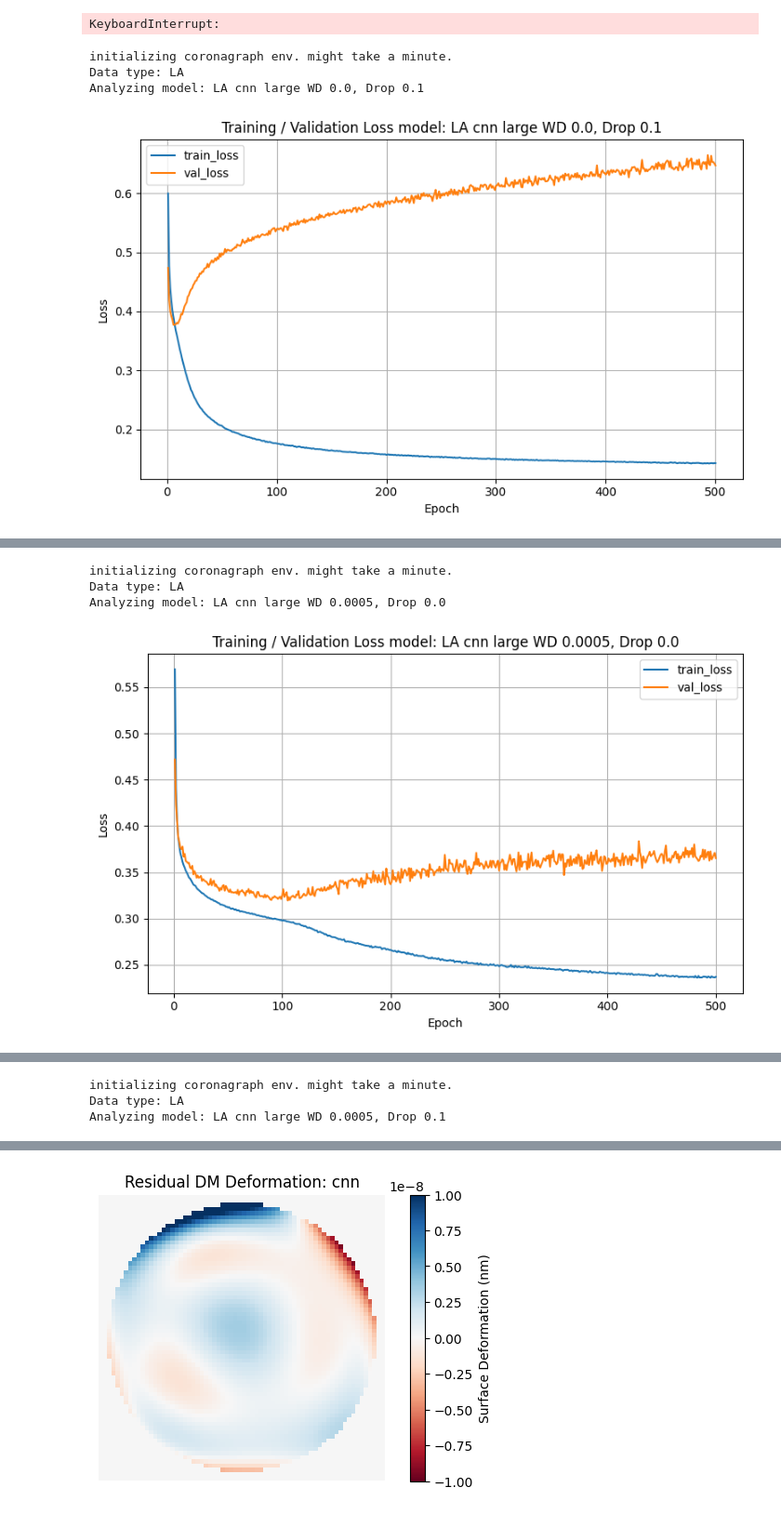
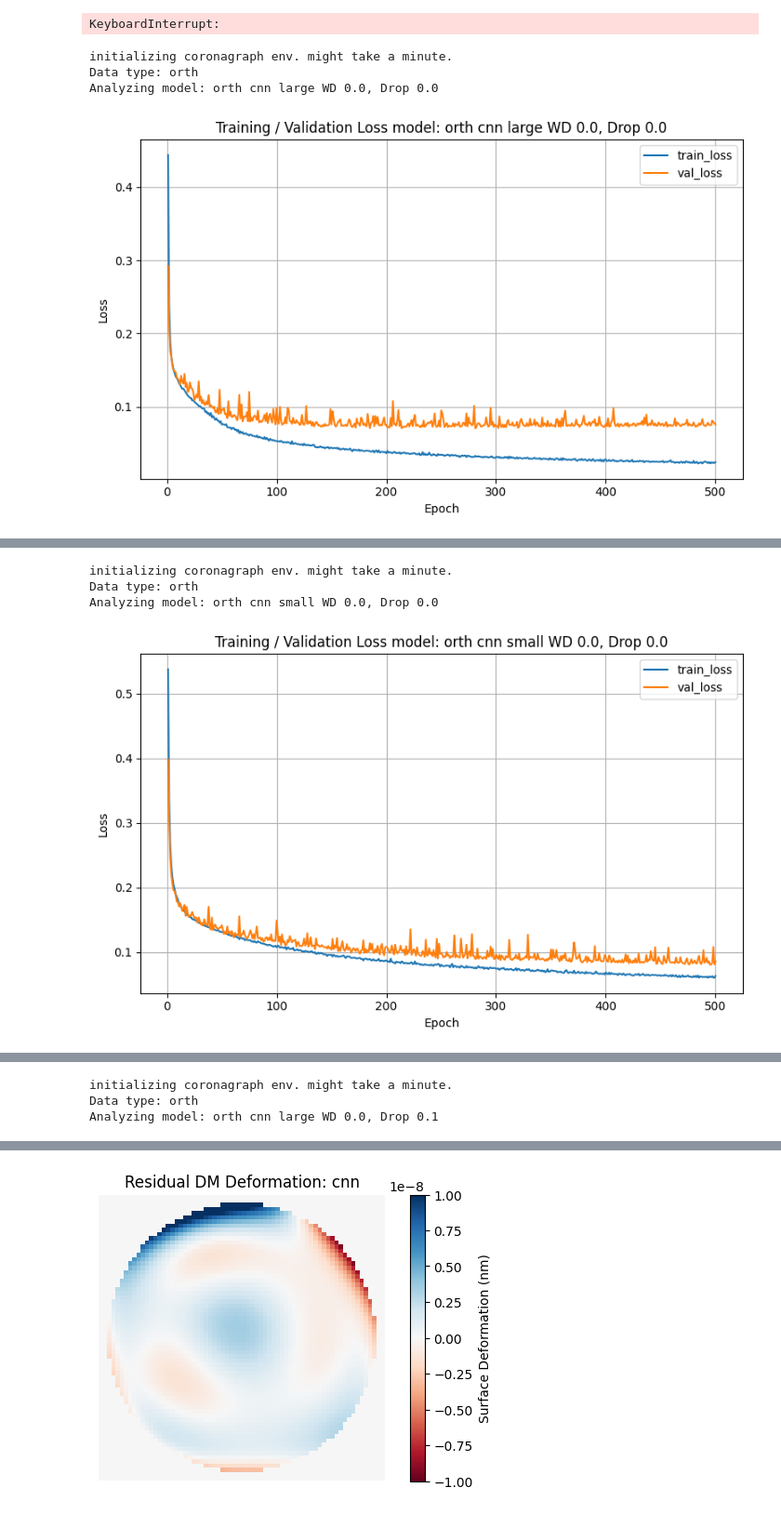
Before and after one commit to AlexeiKorolev/NASA-RL-Wavefront-Control, a Jupyter notebook: RL/mass_eval.ipynb, the cells around one changed output, grey strips where cells are left out. Shown at 93% size. Drawn from its saved outputs; the diff is of its cells as text; code cells hidden in the pictures.

```diff
--- a/RL/mass_eval.ipynb
+++ b/RL/mass_eval.ipynb
@@ -178,7 +178,7 @@ def get_convergence_images(path, repetitions=50, num_convergence_iterations=10):
 # %%
 import os
 
-folders_to_analyze = [r'mlp\LA clean'] #[r'cnn\orth rand']# [r'cnn\LA new', r'cnn\orth new']# [r'mlp\LA', r'mlp\orth', r'linear\LA', r'linear\orth', r'mlp\orth rand', r'mlp\LA rand']
+folders_to_analyze = [r'linear\orth rand'] #[r'cnn\orth rand']# [r'cnn\LA new', r'cnn\orth new']# [r'mlp\LA', r'mlp\orth', r'linear\LA', r'linear\orth', r'mlp\orth rand', r'mlp\LA rand']
 
 prefix_path = r"A:\Projects\DM + RL\RL\models\final"
 
@@ -230,7 +230,7 @@ def _json_default(obj):
         return list(obj)
     raise TypeError(f"Object of type {type(obj).__name__} is not JSON serializable")
 
-output_path = os.path.join(prefix_path, "mlp_LA_clean_analysis_results.json")
+output_path = os.path.join(prefix_path, "linear_orth_rand_analysis_results.json")
 with open(output_path, "w") as f:
     json.dump(all_analysis_results, f, default=_json_default, indent=2)
 print(f"Saved JSON to {output_path}")
@@ -486,7 +486,7 @@ KeyboardInterrupt:
 
 import os
 
-folders_to_analyze = [r'cnn\LA', r'mlp\LA'] #[r'cnn\orth rand']# [r'cnn\LA new', r'cnn\orth new']# [r'mlp\LA', r'mlp\orth', r'linear\LA', r'linear\orth', r'mlp\orth rand', r'mlp\LA rand']
+folders_to_analyze = [r'cnn\orth'] # [r'cnn\LA', r'mlp\LA'] #[r'cnn\orth rand']# [r'cnn\LA new', r'cnn\orth new']# [r'mlp\LA', r'mlp\orth', r'linear\LA', r'linear\orth', r'mlp\orth rand', r'mlp\LA rand']
 
 prefix_path = r"A:\Projects\DM + RL\RL\models\hyperparam_models"
 
@@ -562,6 +562,6 @@ for folder in folders_to_analyze:
         # general_model_eval[name]["exp2 evaluation stats"] = evaluation_stats2
 # %% [output]
 initializing coronagraph env. might take a minute.
-Data type: LA
-Analyzing model: LA cnn large WD 0.0, Drop 0.1
+Data type: orth
+Analyzing model: orth cnn large WD 0.0, Drop 0.0
-[figure, old version]
+[figure, new version]
@@ -570,4 +570,4 @@ Minimum Training Loss: 0.14194414522647858
 initializing coronagraph env. might take a minute.
-Data type: LA
-Analyzing model: LA cnn large WD 0.0005, Drop 0.0
+Data type: orth
+Analyzing model: orth cnn small WD 0.0, Drop 0.0
-[figure, old version]
+[figure, new version]
@@ -576,3 +576,3 @@ Minimum Training Loss: 0.23604824342727662
 initializing coronagraph env. might take a minute.
-Data type: LA
-Analyzing model: LA cnn large WD 0.0005, Drop 0.1
+Data type: orth
+Analyzing model: orth cnn large WD 0.0, Drop 0.1
```
Also changed, not shown: parts of 4 cells of this notebook, 34 other files.
